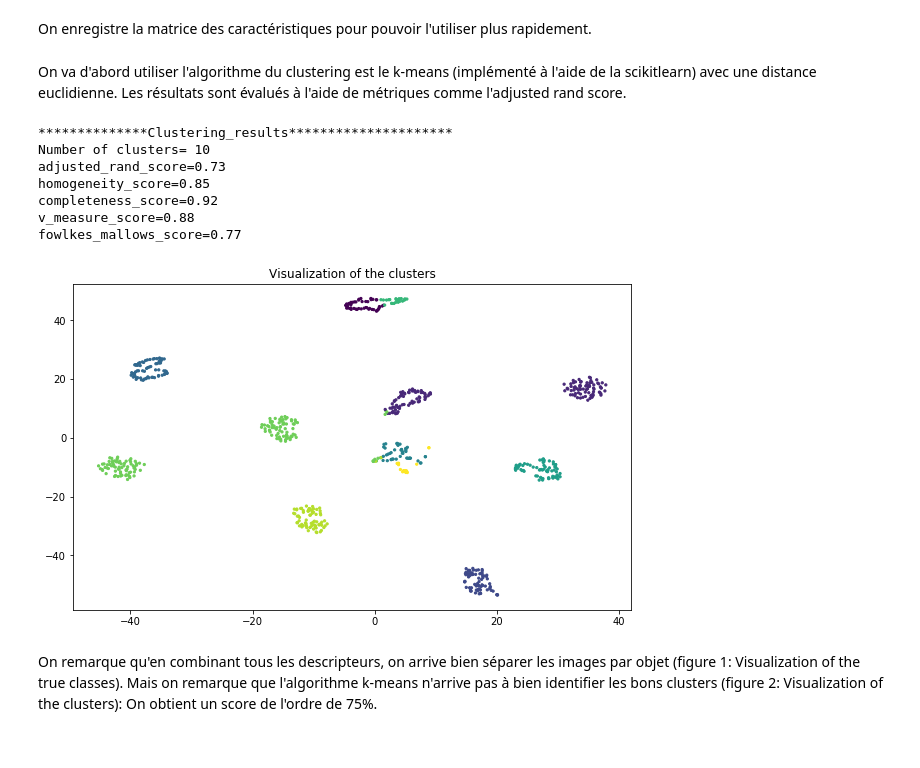
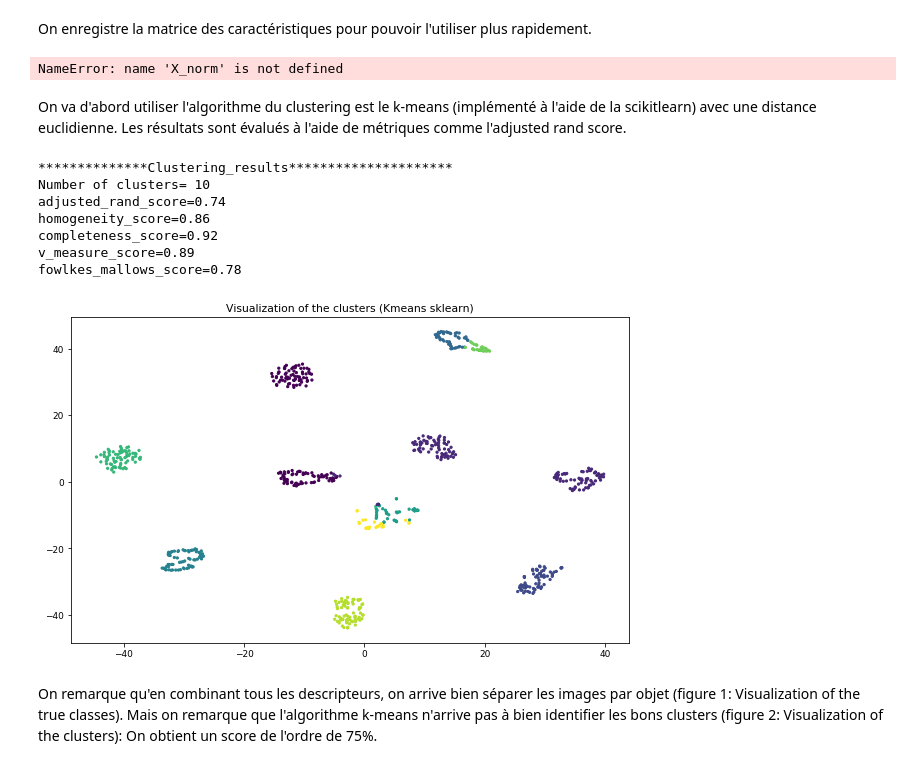
Before and after one commit to FirasAzzouz/Projet-S8, a Jupyter notebook: Clustering_et_résultats_2.ipynb, the cells around one changed output. Saved outputs shown, nothing was run; the diff lists cells and outputs as text; code cells hidden in the pictures.

```diff
--- a/Clustering_et_résultats_2.ipynb
+++ b/Clustering_et_résultats_2.ipynb
@@ -84,7 +84,10 @@ Number of features= 179
 On enregistre la matrice des caractéristiques pour pouvoir l'utiliser plus rapidement.
 # %%
 X=np.hstack((X_norm,classes_true[:,np.newaxis]))
+np.random.shuffle(X)
 np.save("feature_matrix_1",X)
+# %% [output]
+NameError: name 'X_norm' is not defined
 # %% [markdown]
 On va d'abord utiliser l'algorithme du clustering est le k-means  (implémenté à l'aide de la scikitlearn) avec une distance euclidienne.
 Les résultats sont évalués à l'aide de métriques comme l'adjusted rand score.
@@ -91,40 +99,36 @@ Les résultats sont évalués à l'aide de métriques comme l'adjusted rand scor
 # %%
-import numpy as np
-import matplotlib.pyplot as plt
-from sklearn import metrics
-from KMeansClustering import kmeans_clustering_sklearn
-from sklearn.manifold import TSNE
+from KMeans_Clustering import kmeans_clustering_sklearn
 
 X=np.load("feature_matrix_1.npy")
 classes_true=X[:,-1]
 X=X[:,:-1]
 # ********************Clustering************************
 n_clusters_=10 # number of objects
-classes=kmeans_clustering_sklearn(X_norm,n_clusters_)
+classes=kmeans_clustering_sklearn(X,n_clusters_)
 
 print("**************Clustering_results*********************")
 print("Number of clusters= "+str(max(classes)+1))
 print('adjusted_rand_score=%0.2f' % metrics.adjusted_rand_score(classes_true,classes))
 print('homogeneity_score=%0.2f' % metrics.homogeneity_score(classes_true,classes))
 print('completeness_score=%0.2f' % metrics.completeness_score(classes_true,classes))
 print('v_measure_score=%0.2f' % metrics.v_measure_score(classes_true,classes))
 print('fowlkes_mallows_score=%0.2f' % metrics.fowlkes_mallows_score(classes_true,classes))
 
 # ************Visualization_after_clustering******************
 X_embedded = TSNE(n_components=2).fit_transform(X)
 plt.figure(figsize=(10,6))
 plt.scatter(X_embedded[:,0],X_embedded[:,1],c=classes,s=5)
-plt.title("Visualization of the clusters")
+plt.title("Visualization of the clusters (Kmeans sklearn)")
 plt.show()
 # %% [output]
 **************Clustering_results*********************
 Number of clusters= 10
-adjusted_rand_score=0.73
-homogeneity_score=0.85
+adjusted_rand_score=0.74
+homogeneity_score=0.86
 completeness_score=0.92
-v_measure_score=0.88
-fowlkes_mallows_score=0.77
+v_measure_score=0.89
+fowlkes_mallows_score=0.78
-[figure, old version]
+[figure, new version]
 # %% [markdown]
 On remarque qu'en combinant tous les descripteurs, on arrive bien séparer les images par objet (figure 1: Visualization of the true classes). Mais on remarque que l'algorithme k-means n'arrive pas à bien identifier les bons clusters (figure 2: Visualization of the clusters): On obtient un score de l'ordre de 75%.
 # %% [markdown]
```
Also changed, not shown: parts of 18 cells of this notebook, 4 other files.
